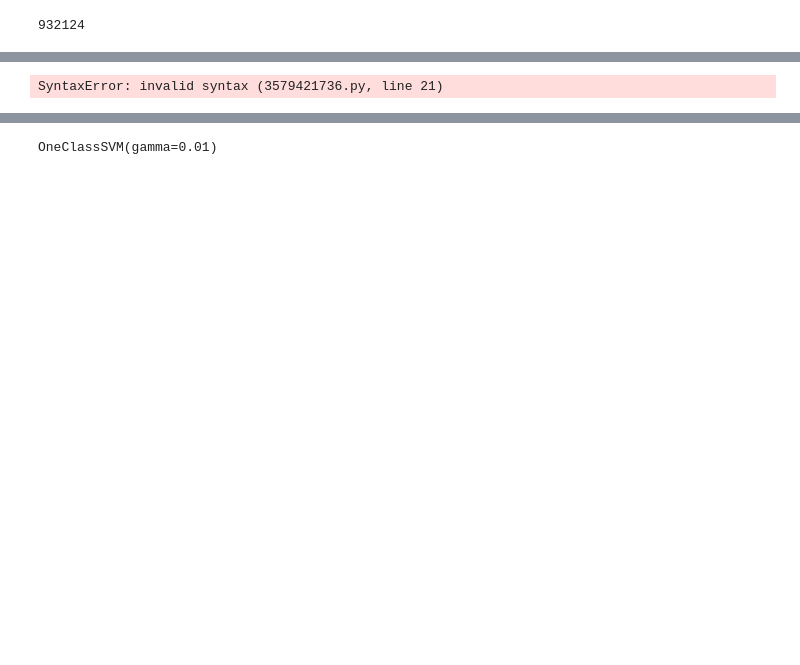
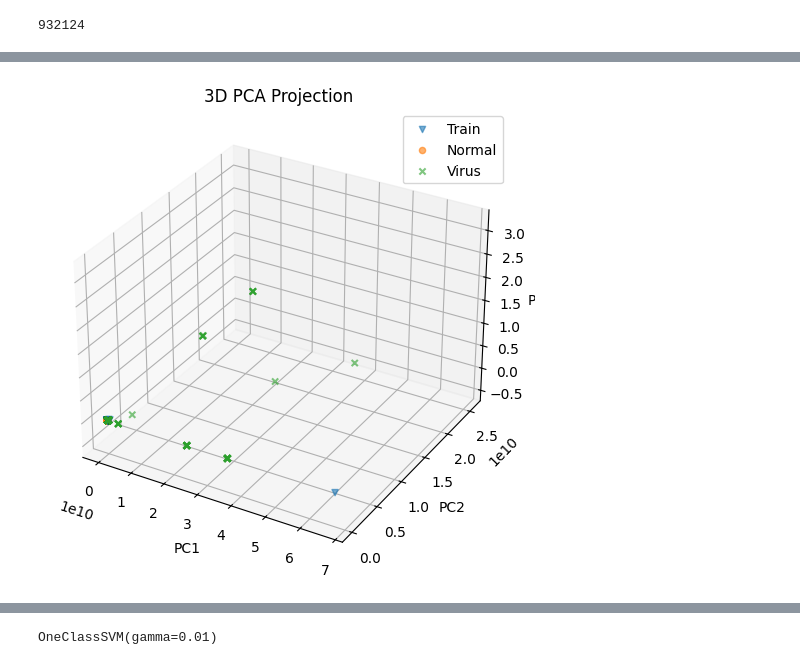
Before and after one commit to idanmaman4/RoboCopAi, a Jupyter notebook: syscall_handle_one_hot copy 2.ipynb, the cells around one changed output, grey strips where cells are left out. Cells and saved outputs as stored; diff of their text form; code cells hidden in the pictures; blank space fills up the shorter version.

```diff
--- a/syscall_handle_one_hot copy 2.ipynb
+++ b/syscall_handle_one_hot copy 2.ipynb
@@ -246,29 +323,40 @@ plt.show()
 # %%
-pca3d = PCA(n_components=3)
-X_3d = pca3d.fit_transform(X_train)
-X_normal_3d = pca3d.fit_transform(X_normal)
-X_virus_3d  = pca3d.transform(X_virus)
+from mpl_toolkits.mplot3d import Axes3D
+import matplotlib.pyplot as plt
+from sklearn.decomposition import PCA
 
-ax = plt.figure().add_subplot(111,projection='3d')
-plt.figure(figsize=(8, 6))
+# PCA to 3D
+pca = PCA(n_components=3)
+
+x_train_3d   = pca.fit_transform(X_train)
+X_normal_3d  = pca.transform(X_normal)
+X_virus_3d   = pca.transform(X_virus)
+
+# Plot
+fig = plt.figure(figsize=(8, 6))
+ax = fig.add_subplot(111, projection='3d')
 
 ax.scatter(
-    X_3d[:, 0], X_3d[:, 1],X_3d[:,2],
+    x_train_3d[:, 0], x_train_3d[:, 1], x_train_3d[:, 2],
     alpha=0.6, label="Train", marker="v"
 )
 
 ax.scatter(
-    X_normal_3d[:, 0], X_normal_3d[:, 1],X_normal_3d[:, 2],
+    X_normal_3d[:, 0], X_normal_3d[:, 1], X_normal_3d[:, 2],
     alpha=0.6, label="Normal", marker="o"
 )
 
 ax.scatter(
-    X_virus_3d[:, 0], X_virus_3d[:, 1],X_virus_3d[:,2]
+    X_virus_3d[:, 0], X_virus_3d[:, 1], X_virus_3d[:, 2],
     alpha=0.6, label="Virus", marker="x"
 )
 
-plt.legend()
-plt.grid(True)
+ax.set_xlabel("PC1")
+ax.set_ylabel("PC2")
+ax.set_zlabel("PC3")
+ax.set_title("3D PCA Projection")
+
+ax.legend()
 plt.show()
 # %% [output]
-SyntaxError: invalid syntax (3579421736.py, line 21)
+[figure, added]
```
Also changed, not shown: parts of 52 cells of this notebook, 4 other files.
